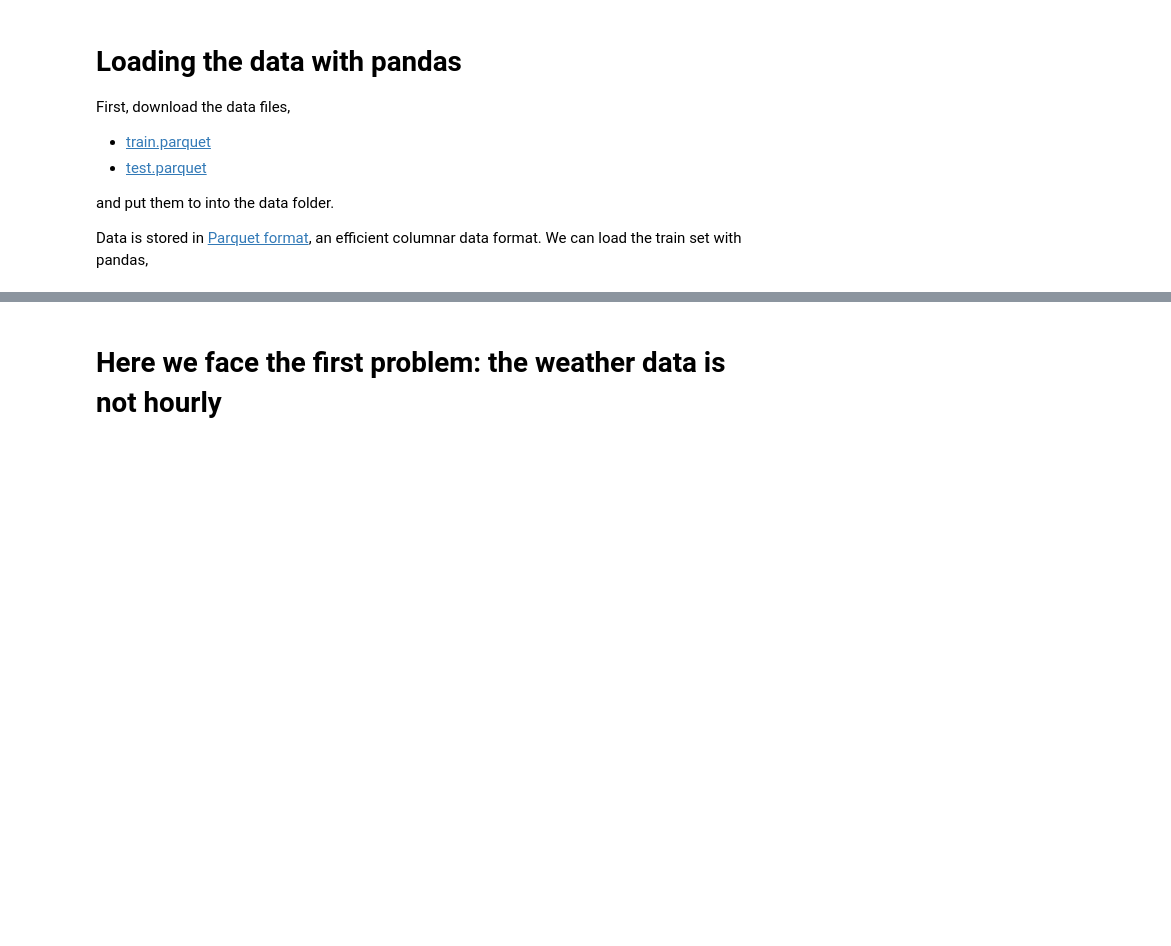
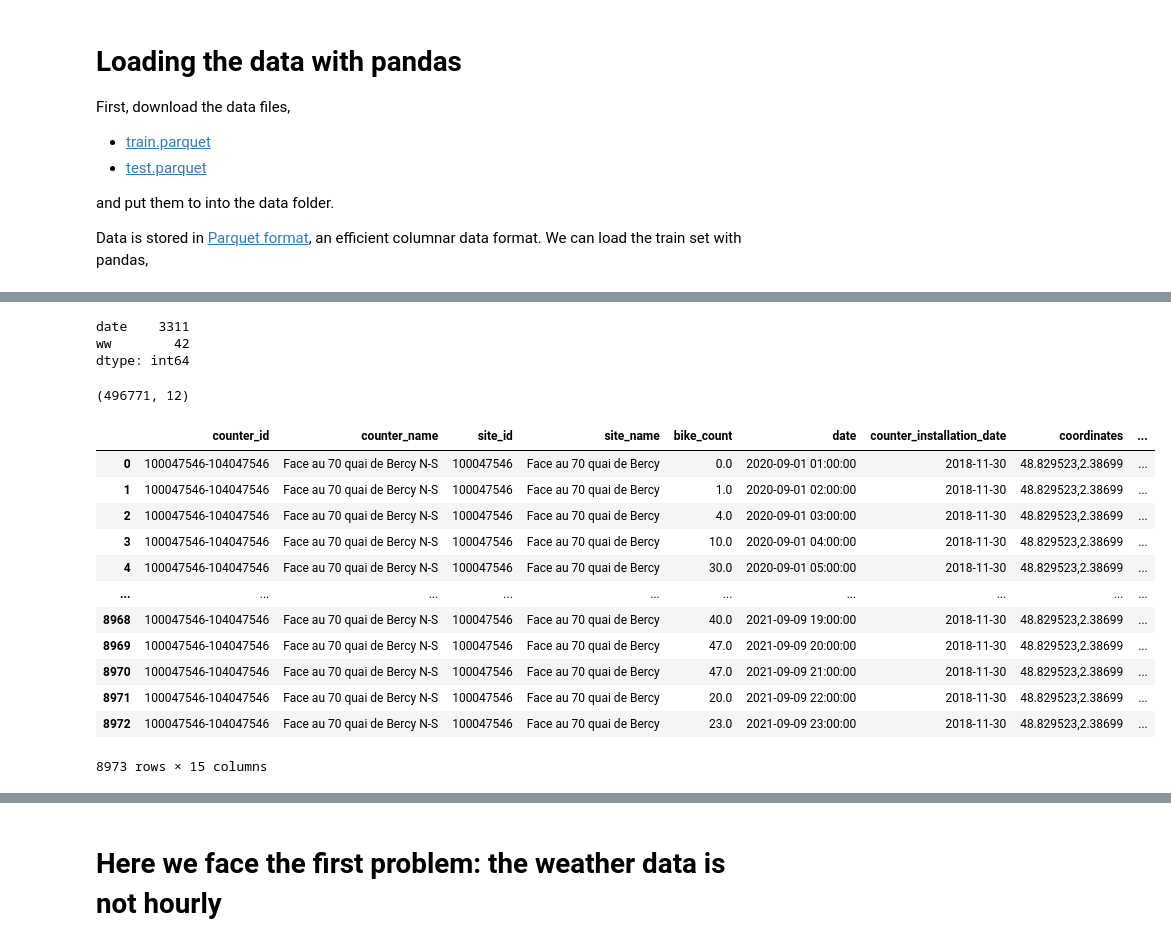
Before and after one commit to cedotorpedo/bike-prediction-project, a Jupyter notebook: With weather.ipynb, the cells around one changed output, grey strips where cells are left out. Cells and saved outputs as stored; diff of their text form; code cells hidden in the pictures; blank space fills up the shorter version.

```diff
--- a/With weather.ipynb
+++ b/With weather.ipynb
@@ -54,0 +93,7 @@ data_weather["date"] = pd.to_datetime(data_weather["date"], format = "%Y-%m-%d %
+# %%
+weather_0 = weather.loc[:, weather.columns.intersection(['date','ww'])]
+weather_1 = weather.loc[:, weather.columns.intersection(['date','w1'])]
+weather_2 = weather.loc[:, weather.columns.intersection(['date','w2'])]
+# %%
+weather_1["date"] = weather_1["date"] + pd.Timedelta(hours=-1)
+weather_2["date"] = weather_2["date"] + pd.Timedelta(hours=-2)
@@ -54,0 +120,12 @@ data_weather["date"] = pd.to_datetime(data_weather["date"], format = "%Y-%m-%d %
+# %%
+weather_0.nunique(axis=0)
+# %% [output]
+date    3311
+ww        42
+dtype: int64
+# %%
+data_all.shape
+# %% [output]
+(496771, 12)
+# %%
+all_single_counter = data_all[data_all.counter_name=='Face au 70 quai de Bercy N-S']
@@ -54,0 +134,22 @@ data_weather["date"] = pd.to_datetime(data_weather["date"], format = "%Y-%m-%d %
+# %%
+single_merged = pd.merge(all_single_counter, weather_2, how='left', on='date')
+single_merged = pd.merge(single_merged, weather_1, how='left', on='date')
+single_merged = pd.merge(single_merged, weather_0, how='left', on='date')
+single_merged.replace(np.nan, 0, inplace=True)
+single_merged["ww"] = single_merged["w1"] + single_merged["w2"] + single_merged["ww"]
+# %%
+single_merged
+# %% [output]
+|  | counter_id | counter_name | site_id | site_name | bike_count | date | counter_installation_date | coordinates | ... |
+| 0 | 100047546-104047546 | Face au 70 quai de Bercy N-S | 100047546 | Face au 70 quai de Bercy | 0.0 | 2020-09-01 01:00:00 | 2018-11-30 | 48.829523,2.38699 | ... |
+| 1 | 100047546-104047546 | Face au 70 quai de Bercy N-S | 100047546 | Face au 70 quai de Bercy | 1.0 | 2020-09-01 02:00:00 | 2018-11-30 | 48.829523,2.38699 | ... |
+| 2 | 100047546-104047546 | Face au 70 quai de Bercy N-S | 100047546 | Face au 70 quai de Bercy | 4.0 | 2020-09-01 03:00:00 | 2018-11-30 | 48.829523,2.38699 | ... |
+| 3 | 100047546-104047546 | Face au 70 quai de Bercy N-S | 100047546 | Face au 70 quai de Bercy | 10.0 | 2020-09-01 04:00:00 | 2018-11-30 | 48.829523,2.38699 | ... |
+| 4 | 100047546-104047546 | Face au 70 quai de Bercy N-S | 100047546 | Face au 70 quai de Bercy | 30.0 | 2020-09-01 05:00:00 | 2018-11-30 | 48.829523,2.38699 | ... |
+| ... | ... | ... | ... | ... | ... | ... | ... | ... | ... |
+| 8968 | 100047546-104047546 | Face au 70 quai de Bercy N-S | 100047546 | Face au 70 quai de Bercy | 40.0 | 2021-09-09 19:00:00 | 2018-11-30 | 48.829523,2.38699 | ... |
+| 8969 | 100047546-104047546 | Face au 70 quai de Bercy N-S | 100047546 | Face au 70 quai de Bercy | 47.0 | 2021-09-09 20:00:00 | 2018-11-30 | 48.829523,2.38699 | ... |
+| 8970 | 100047546-104047546 | Face au 70 quai de Bercy N-S | 100047546 | Face au 70 quai de Bercy | 47.0 | 2021-09-09 21:00:00 | 2018-11-30 | 48.829523,2.38699 | ... |
+| 8971 | 100047546-104047546 | Face au 70 quai de Bercy N-S | 100047546 | Face au 70 quai de Bercy | 20.0 | 2021-09-09 22:00:00 | 2018-11-30 | 48.829523,2.38699 | ... |
+| 8972 | 100047546-104047546 | Face au 70 quai de Bercy N-S | 100047546 | Face au 70 quai de Bercy | 23.0 | 2021-09-09 23:00:00 | 2018-11-30 | 48.829523,2.38699 | ... |
+8973 rows × 15 columns
```
Also changed, not shown: parts of 51 cells of this notebook, 9 other files.
